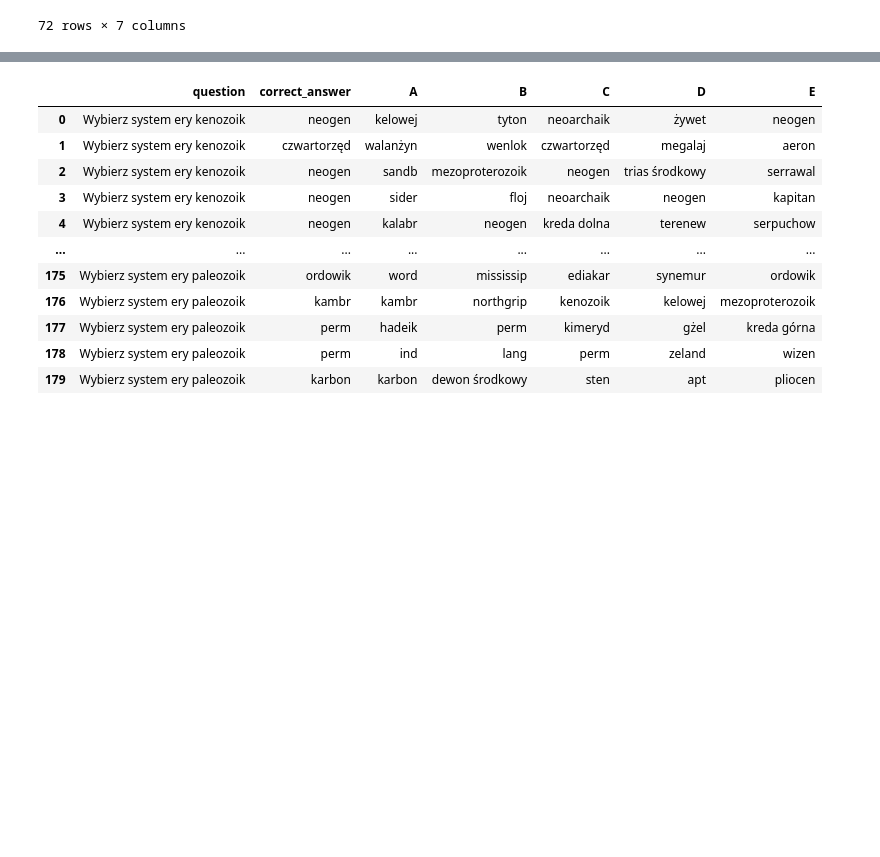
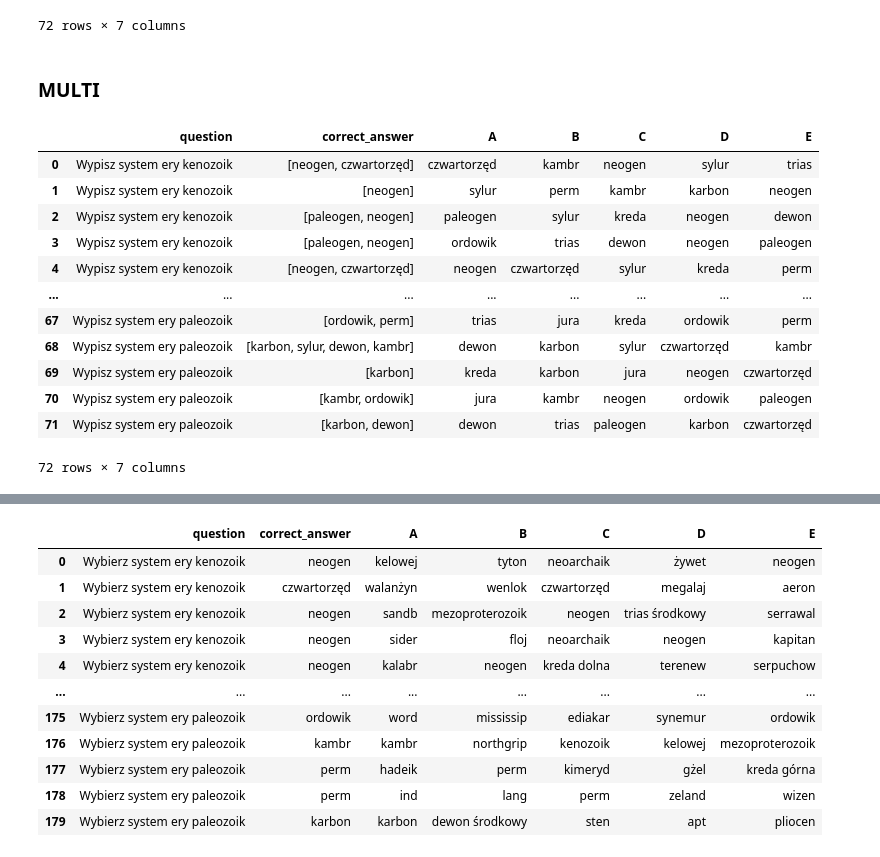
Before and after one commit to wiktorpiela/wucziapping, a Jupyter notebook: backend/question_builder/testing.ipynb, the cells around one changed output, grey strips where cells are left out. Saved outputs shown, nothing was run; the diff lists cells and outputs as text; code cells hidden in the pictures; blank space fills up the shorter version.

```diff
--- a/backend/question_builder/testing.ipynb
+++ b/backend/question_builder/testing.ipynb
@@ -72,3 +72,11 @@ df_final
 | 70 | Wypisz system ery paleozoik | kambr | paleogen | trias | kambr | kreda | NaN |
 | 71 | Wypisz system ery paleozoik | perm | perm | neogen | jura | trias | NaN |
 72 rows × 7 columns
+# %% [markdown]
+### MULTI
+# %%
+temp=no_precambr_data[["ERA", "SYSTEM"]].drop_duplicates()
+n = len(temp)
+target_list = temp["ERA"].unique()
+target_list = [ele for ele in target_list for i in range(n*2)]
+scope_list = temp["SYSTEM"].unique()
@@ -74,0 +129,16 @@ df_final
+# %%
+df_final
+# %% [output]
+|  | question | correct_answer | A | B | C | D | E |
+| 0 | Wypisz system ery kenozoik | [neogen, czwartorzęd] | czwartorzęd | kambr | neogen | sylur | trias |
+| 1 | Wypisz system ery kenozoik | [neogen] | sylur | perm | kambr | karbon | neogen |
+| 2 | Wypisz system ery kenozoik | [paleogen, neogen] | paleogen | sylur | kreda | neogen | dewon |
+| 3 | Wypisz system ery kenozoik | [paleogen, neogen] | ordowik | trias | dewon | neogen | paleogen |
+| 4 | Wypisz system ery kenozoik | [neogen, czwartorzęd] | neogen | czwartorzęd | sylur | kreda | perm |
+| ... | ... | ... | ... | ... | ... | ... | ... |
+| 67 | Wypisz system ery paleozoik | [ordowik, perm] | trias | jura | kreda | ordowik | perm |
+| 68 | Wypisz system ery paleozoik | [karbon, sylur, dewon, kambr] | dewon | karbon | sylur | czwartorzęd | kambr |
+| 69 | Wypisz system ery paleozoik | [karbon] | kreda | karbon | jura | neogen | czwartorzęd |
+| 70 | Wypisz system ery paleozoik | [kambr, ordowik] | jura | kambr | neogen | ordowik | paleogen |
+| 71 | Wypisz system ery paleozoik | [karbon, dewon] | dewon | trias | paleogen | karbon | czwartorzęd |
+72 rows × 7 columns
```
Also changed, not shown: parts of 11 cells of this notebook, 1 other file.
